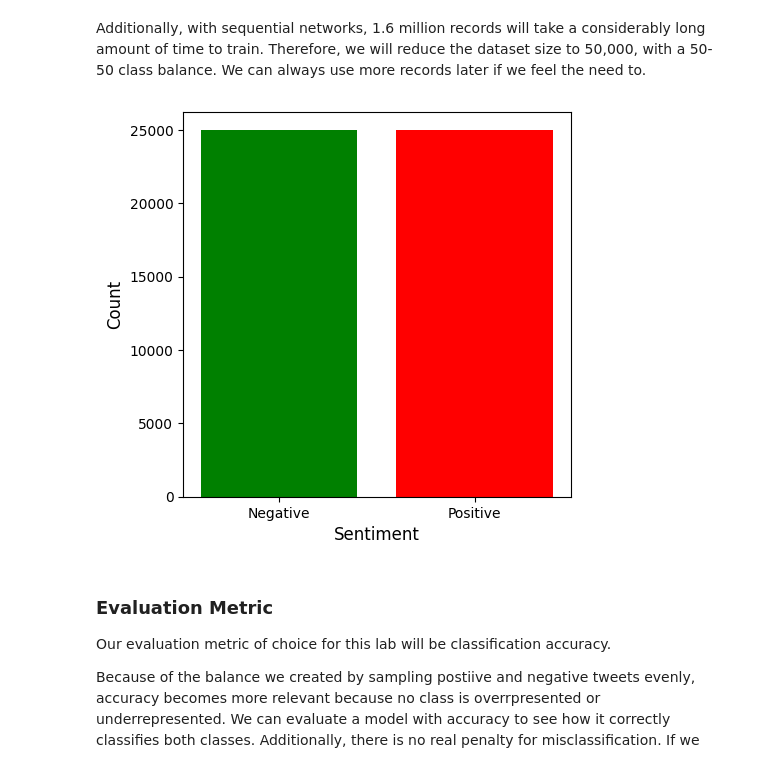
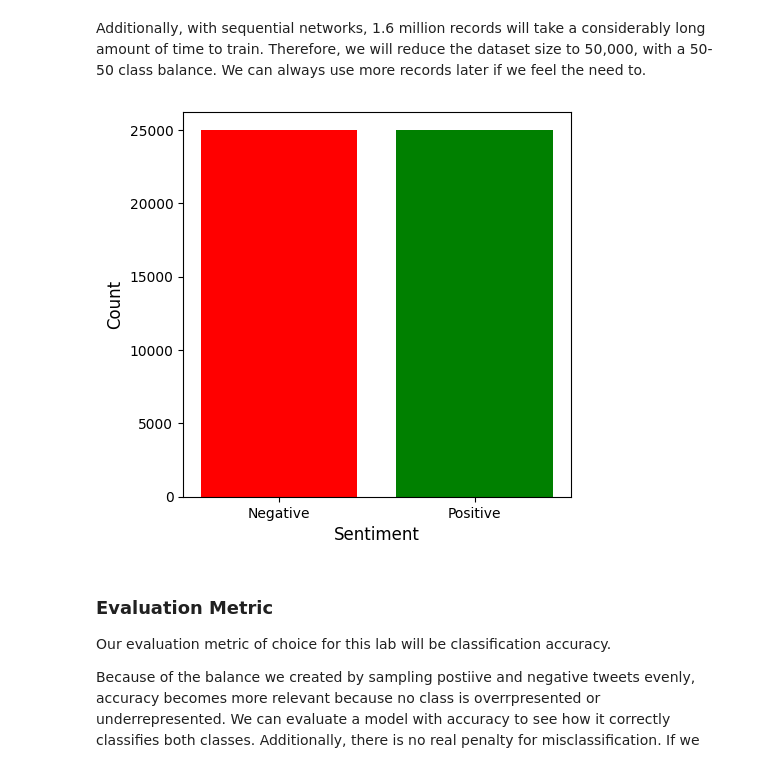
Before and after one commit to wyattsaltzman/ML-F23-Lab7, a Jupyter notebook: lab7.ipynb, the cells around one changed output. Cells and saved outputs as stored; diff of their text form; code cells hidden in the pictures.

```diff
--- a/lab7.ipynb
+++ b/lab7.ipynb
@@ -59,15 +60,15 @@ df = pd.concat([df_pos, df_neg], axis=0).reset_index(drop=True)
 # %%
 # plot the distribution of positive and negative sentiment
 
 count = df['sentiment'].value_counts()
 plt.figure(figsize=(5,5))
-plt.bar(count.index, count.values, color=['red', 'green'])
+plt.bar(count.index, count.values, color=['green', 'red'])
 plt.ylabel('Count', fontsize=12)
 plt.xlabel('Sentiment', fontsize=12)
 plt.xticks(range(len(count.index)), ['Negative', 'Positive'])
 plt.show()
 # %% [output]
-[figure, old version]
+[figure, new version]
 # %% [markdown]
 ### Evaluation Metric
 
```
Also changed, not shown: parts of 18 cells of this notebook.
